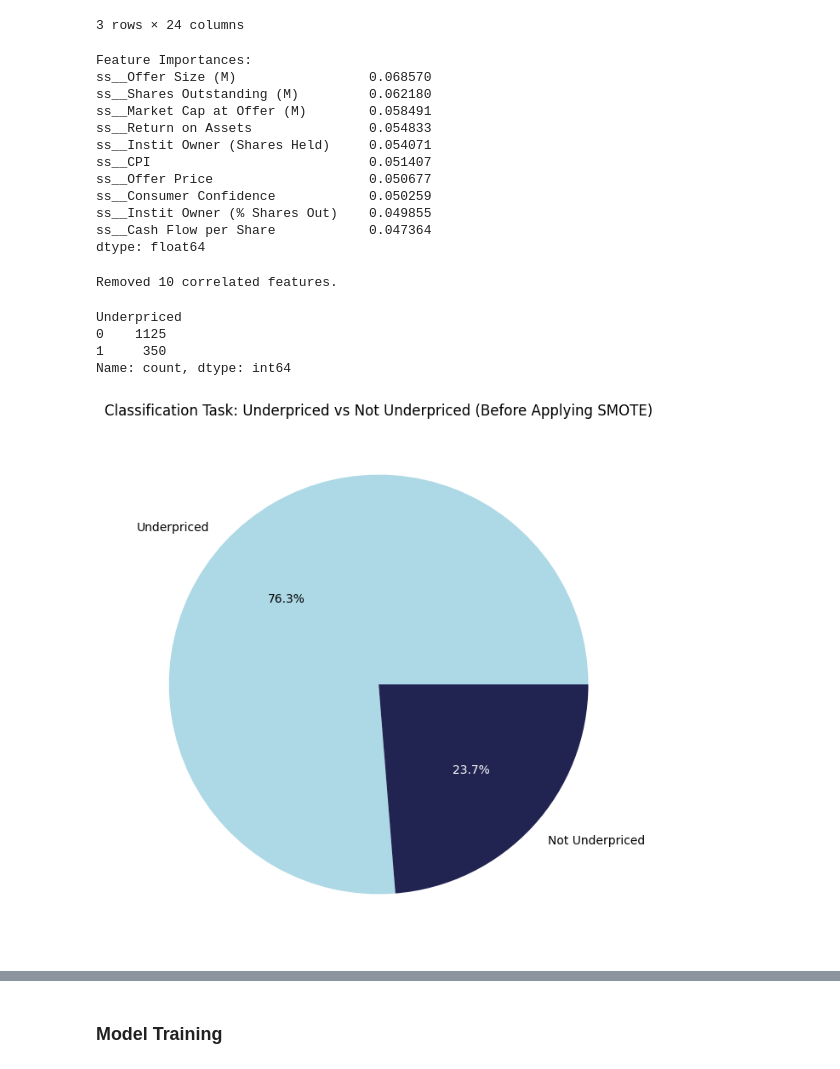
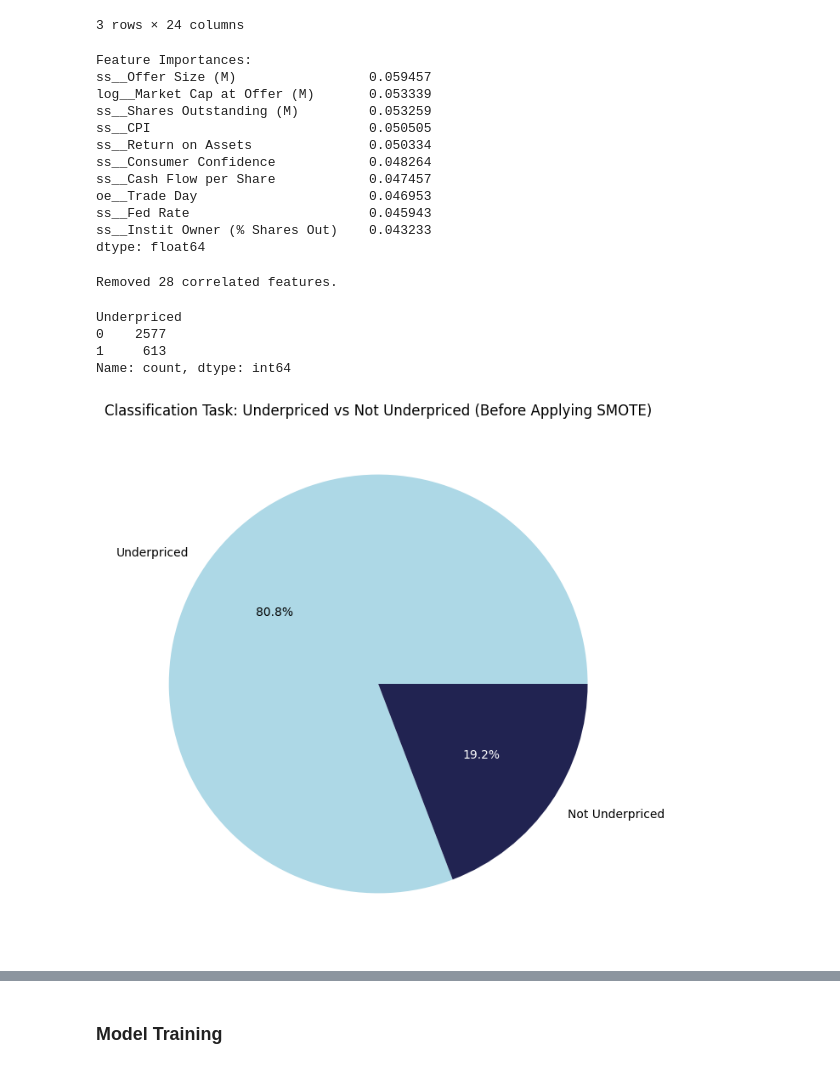
Before and after one commit to emanuelaromano/ipo-underpricing, a Jupyter notebook: data_analysis/classification.ipynb, the cells around one changed output, grey strips where cells are left out. Saved outputs shown, nothing was run; the diff lists cells and outputs as text; code cells hidden in the pictures.

```diff
--- a/data_analysis/classification.ipynb
+++ b/data_analysis/classification.ipynb
@@ -149,88 +154,99 @@ df_dev_encoding, df_test_encoding = encoding(df_drop_columns, filter_sector=['Co
 # %%
-def show_feature_importances(df_dev):
+def show_feature_importances(df):
     """
     Calculate feature importance using a simple model
     """
-    X_dev = df_dev.drop(columns=['Underpriced'])
-    y_dev = df_dev['Underpriced']
+    X_train = df.drop(columns=['Underpriced'])
+    y_train = df['Underpriced']
 
     rf = RandomForestClassifier(random_state=42)
-    rf.fit(X_dev, y_dev)
-    importances = pd.Series(rf.feature_importances_, index=X_dev.columns)
+    rf.fit(X_train, y_train)
+    importances = pd.Series(rf.feature_importances_, index=X_train.columns)
     print("\nFeature Importances:")
     print(importances.sort_values(ascending=False).head(10))
 
-show_feature_importances(df_dev_encoding)
+show_feature_importances(df_train_encoded)
 # %% [output]
 Feature Importances:
-ss__Offer Size (M)                 0.068570
-ss__Shares Outstanding (M)         0.062180
-ss__Market Cap at Offer (M)        0.058491
-ss__Return on Assets               0.054833
-ss__Instit Owner (Shares Held)     0.054071
-ss__CPI                            0.051407
-ss__Offer Price                    0.050677
-ss__Consumer Confidence            0.050259
-ss__Instit Owner (% Shares Out)    0.049855
-ss__Cash Flow per Share            0.047364
+ss__Offer Size (M)                 0.059457
+log__Market Cap at Offer (M)       0.053339
+ss__Shares Outstanding (M)         0.053259
+ss__CPI                            0.050505
+ss__Return on Assets               0.050334
+ss__Consumer Confidence            0.048264
+ss__Cash Flow per Share            0.047457
+oe__Trade Day                      0.046953
+ss__Fed Rate                       0.045943
+ss__Instit Owner (% Shares Out)    0.043233
 dtype: float64
 # %%
-def check_correlation(df_dev, df_test, outfile):
+def get_correlation(df_train, df_val, df_test):
     """
     Check correlation in the X_dev column and drop highly correlated features.
     """
+    X_train = df_train.drop(columns=['Underpriced'])
+    y_train = df_train['Underpriced']
 
-    X_dev = df_dev.drop(columns=['Underpriced'])
-    corr_matrix = X_dev.corr().abs()
+    X_val = df_val.drop(columns=['Underpriced'])
+    y_val = df_val['Underpriced']
 
+    X_test = df_test.drop(columns=['Underpriced'])
+    y_test = df_test['Underpriced']
+
+    corr_matrix = X_train.corr().abs()
     upper = corr_matrix.where(np.triu(np.ones(corr_matrix.shape), k=1).astype(bool))
     to_drop = [column for column in upper.columns if any(upper[column] >= 0.9)]
 
-    X_dev_reduced = X_dev.drop(columns=to_drop)
-    X_test_reduced = df_test.drop(columns=['Underpriced']).drop(columns=to_drop)
+    X_reduced_train = X_train.drop(columns=to_drop)
+    X_reduced_val = X_val.drop(columns=to_drop)
+    X_reduced_test = X_test.drop(columns=to_drop)
 
-    df_dev = pd.concat([X_dev_reduced, df_dev['Underpriced'].reset_index(drop=True)], axis=1)
-    df_test = pd.concat([X_test_reduced, df_test['Underpriced'].reset_index(drop=True)], axis=1)
+    df_train = pd.concat([X_reduced_train, y_train.reset_index(drop=True)], axis=1)
+    df_val = pd.concat([X_reduced_val, y_val.reset_index(drop=True)], axis=1)
+    df_test = pd.concat([X_reduced_test, y_test.reset_index(drop=True)], axis=1)
 
     print(f"Removed {len(to_drop)} correlated features.")
-    df_test.to_csv(outfile, index=False)
 
-    return df_dev, df_test
+    df_train.to_csv('./output_csv/Final_Output_Class_train.csv', index=False)
+    df_val.to_csv('./output_csv/Final_Output_Class_val.csv', index=False)
+    df_test.to_csv('./output_csv/Final_Output_Class_test.csv', index=False)
 
-df_dev_correlation, df_test_correlation = check_correlation(df_dev_encoding, df_test_encoding, './output_csv/Final_Output_Class_test.csv')
+    return df_train, df_val, df_test
+
+df_train_correlation, df_val_correlation, df_test_correlation = get_correlation(df_train_encoded, df_val_encoded, df_test_encoded)
 # %% [output]
-Removed 10 correlated features.
+Removed 28 correlated features.
 # %%
-def display_distribution(df_dev_correlation):
+def display_distribution(df_train_correlation):
     """
     Displaying pie plot to show target data imbalance.
     """
-    df = df_dev_correlation.copy()
+    df = df_train_correlation.copy()
     plt.figure(figsize=(8, 8))
     underpriced_counts = df['Underpriced'].value_counts()
     display(underpriced_counts)
     labels = ['Underpriced', 'Not Underpriced']
     colors = ['lightblue', '#212351']
 
     _, _, autotexts = plt.pie(
         underpriced_counts, labels=labels, colors=colors,
         autopct='%1.1f%%', textprops={'color': 'black'}
     )
 
     for i, autotext in enumerate(autotexts):
         if colors[i] == '#212351':
             autotext.set_color('white')
 
     plt.title('Classification Task: Underpriced vs Not Underpriced (Before Applying SMOTE)')
     plt.show()
 
-display_distribution(df_dev_correlation)
+display_distribution(df_train_correlation)
 # %% [output]
 Underpriced
-0    1125
-1     350
+0    2577
+1     613
 Name: count, dtype: int64
-[figure, old version]
+[figure, new version]
 # %%
 def checkimbalance(df, outfile):
     """
```
Also changed, not shown: parts of 10 cells of this notebook, 6 other files.
